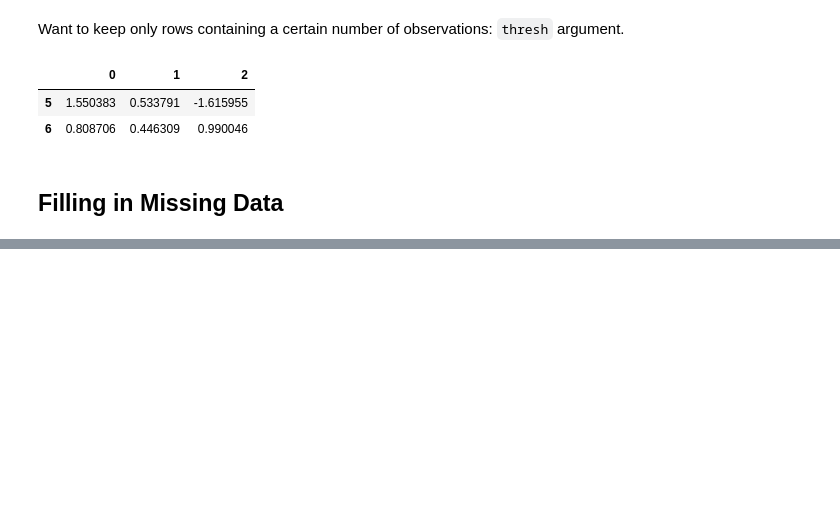
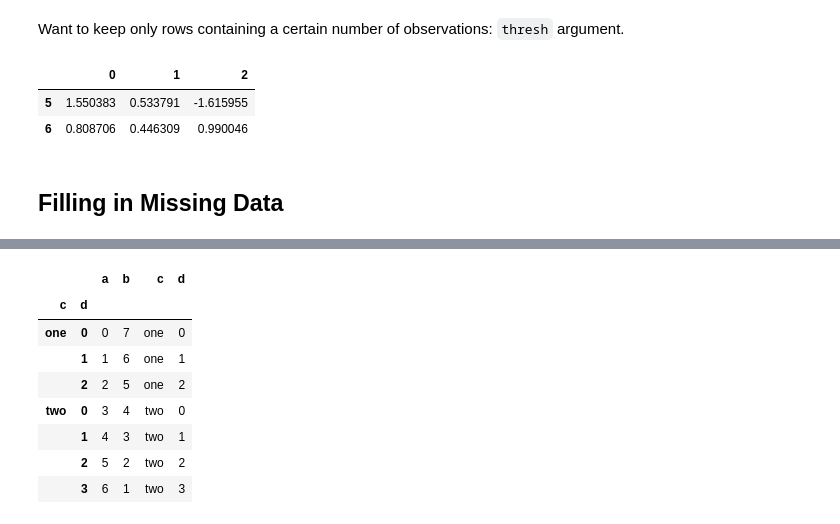
Before and after one commit to rerwin21/python_for_data_analysis, a Jupyter notebook: Chap_5.ipynb, the cells around one changed output, grey strips where cells are left out. Drawn from its saved outputs; the diff is of its cells as text; code cells hidden in the pictures; blank space fills up the shorter version.

```diff
--- a/Chap_5.ipynb
+++ b/Chap_5.ipynb
@@ -1941,0 +2286,5 @@ df.dropna(thresh=3)
+# %%
+frame = pd.DataFrame({'a': xrange(7),
+                      'b': xrange(7, 0, -1),
+                      'c': ['one', 'one', 'one', 'two', 'two', 'two', 'two'],
+                      'd': [0, 1, 2, 0, 1, 2, 3]})
@@ -1941,0 +2302,3 @@ df.dropna(thresh=3)
+# %%
+# creates a new dataframe using one or more of its columns as the index
+frame2 = frame.set_index(['c', 'd'])
@@ -1941,0 +2317,13 @@ df.dropna(thresh=3)
+# %%
+# do the same, just don't drop the originals
+frame.set_index(['c', 'd'], drop=False)
+# %% [output]
+|  |  | a | b | c | d |
+| c | d |  |  |  |  |
+| one | 0 | 0 | 7 | one | 0 |
+|  | 1 | 1 | 6 | one | 1 |
+|  | 2 | 2 | 5 | one | 2 |
+| two | 0 | 3 | 4 | two | 0 |
+|  | 1 | 4 | 3 | two | 1 |
+|  | 2 | 5 | 2 | two | 2 |
+|  | 3 | 6 | 1 | two | 3 |
```
Also changed, not shown: parts of 53 cells of this notebook.
